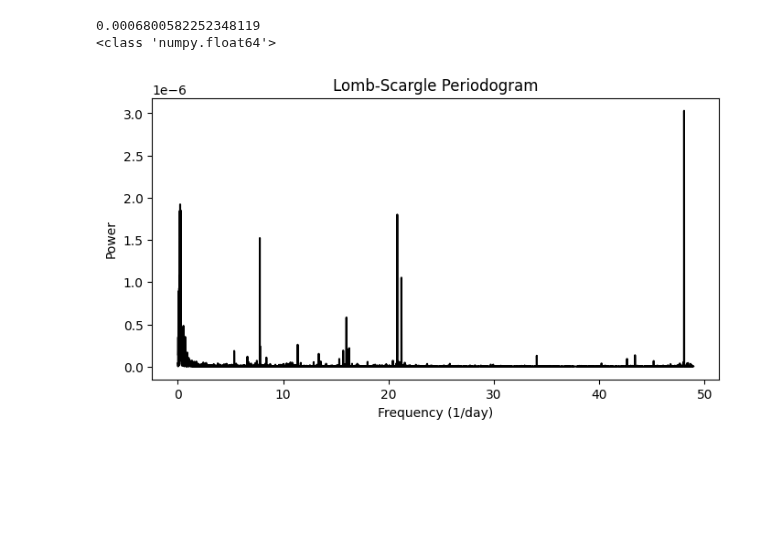
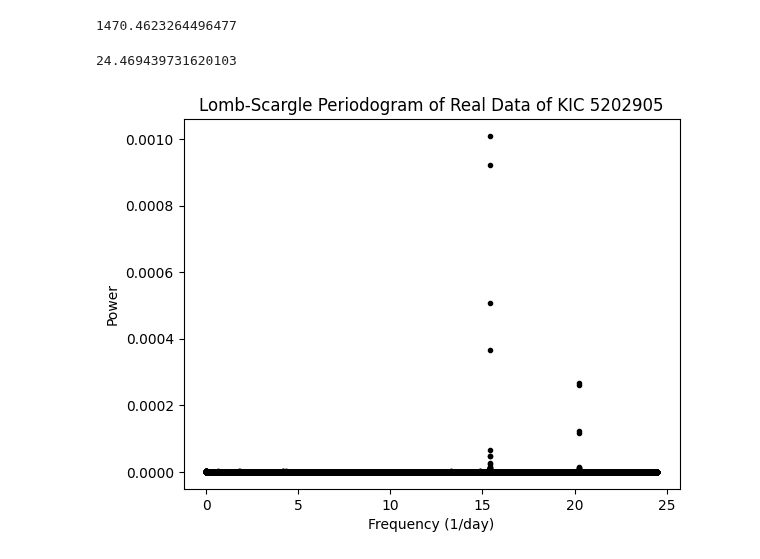
Before and after one commit to Hoggnation/cataloging_coherent_oscillators, a Jupyter notebook: Chi_Squared_Function_on_KIC_7917485.ipynb, the cells around one changed output. Drawn from its saved outputs; the diff is of its cells as text; code cells hidden in the pictures; blank space fills up the shorter version.

```diff
--- a/Chi_Squared_Function_on_KIC_7917485.ipynb
+++ b/Chi_Squared_Function_on_KIC_7917485.ipynb
@@ -53,30 +34,16 @@ print(type(f_max_no_units), type(sampling_rate_days_no_units))
-# %%
-#find total observation time, use it to find minimum frequency
-total_observation_time = lc.time[-1] - lc.time[0] # in days
-f_min = f_min = 1/ total_observation_time # in days
-f_min_no_units = f_min.value #strip units (but are in 1/days)
-print(f_min_no_units)
-print(type(f_min_no_units))
-# %% [output]
-0.0006800582252348119
-<class 'numpy.float64'>
-# %%
-#trying to create periodograms with no units by manually plotting
-#use lightcurve called lc to make periogram pg
-pg = lc.to_periodogram(
-    method='lombscargle',
-    normalization='psd',
-    minimum_frequency=f_min_no_units,
-    maximum_frequency=f_max_no_units
-)
-
-power_no_units = np.array(pg.power.value) # an array of powers of the ligthcurve
-freq_no_units = np.array(pg.frequency.value) # array of freqs of lightcurve
-plt.figure(figsize=(8, 4))
-plt.plot(freq_no_units, power_no_units, 'k-')  # Black line
-plt.xlabel("Frequency (1/day)")
-plt.ylabel("Power")
-plt.title("Lomb-Scargle Periodogram")
-plt.show()
-# %% [output]
-[figure, removed]
+# %%
+#create a delta f (1/tmax-min aka 1/total observation time
+#delta_f = 1/lc.time[-1] - lc.time[0] #this is in days
+lc = lc_collection.stitch()
+total_observation_time = (lc.time[-1] - lc.time[0]).value
+print(total_observation_time)
+delta_f = (1/total_observation_time) ###frequency resolution in data
+# %% [output]
+1470.4623264496477
+# %%
+#this is cutting off at a low frequency, could be higher freq
+sampling_rate_days= np.median(np.diff(lc.time.value))
+f_max = 0.5*(1 / (sampling_rate_days))
+print(f_max)
+# %% [output]
+24.469439731620103
@@ -83,2 +53,24 @@ plt.show()
+# %%
+##Doing the same thing with real data
+
+#time is in days
+
+
+pg_real = lc.to_periodogram(
+    #method='lombscargle',
+    normalization='psd',
+    frequency=frequency_grid
+)
+
+real_power = pg_real.power.value
+real_freq = pg_real.frequency.to(1/u.day).value
+
+plt.plot(real_freq, real_power,'k.')
+plt.xlabel("Frequency (1/day)")
+plt.ylabel("Power")
+plt.title("Lomb-Scargle Periodogram of Real Data of KIC 5202905")
+plt.show()
+# %% [output]
+[figure, added]
 # %%
 #trying to create periodograms of spacing f_min
```
Also changed, not shown: parts of 19 cells of this notebook.
